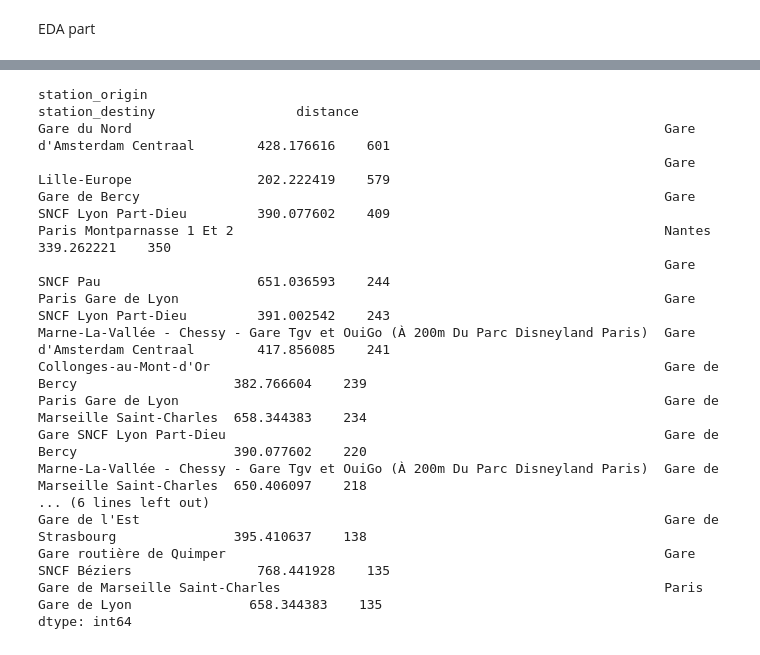
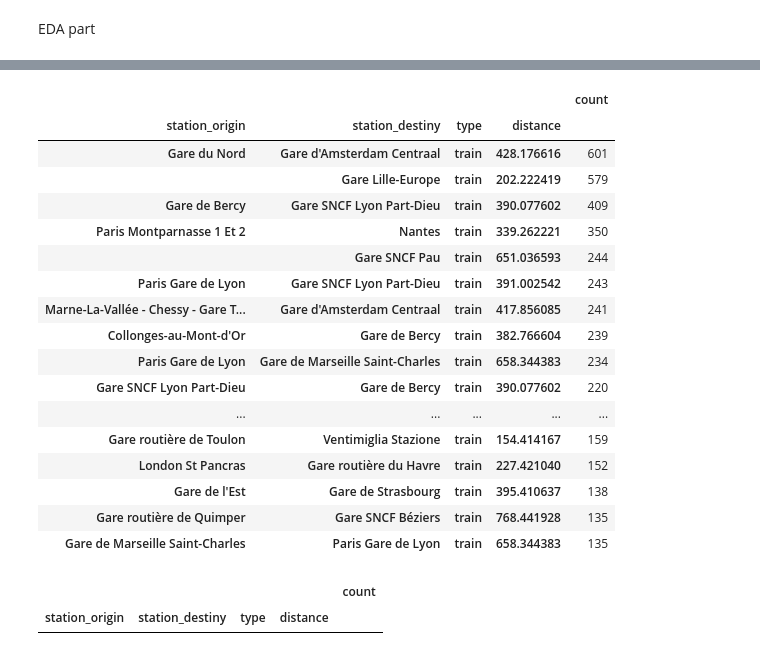
Before and after one commit to Pramod-Kumar808/EDA, a Jupyter notebook: EDA.ipynb, the cells around one changed output, grey strips where cells are left out. Drawn from its saved outputs; the diff is of its cells as text; code cells hidden in the pictures.

```diff
--- a/EDA.ipynb
+++ b/EDA.ipynb
@@ -199,22 +203,32 @@ dtype: int64
 # %%
 temp = df[df["type"] == "train"]
-temp = temp.groupby(['station_origin','station_destiny', "distance"]).size().sort_values(ascending=False)[:20]
-print(temp)
+temp = temp.groupby(['station_origin','station_destiny',"type", "distance"]).size().sort_values(ascending=False)[:20]
+ddf = pd.DataFrame(temp, columns=["count"])
+ddf
 # %% [output]
-station_origin                                                                  station_destiny                  distance
-Gare du Nord                                                                    Gare d'Amsterdam Centraal        428.176616    601
-                                                                                Gare Lille-Europe                202.222419    579
-Gare de Bercy                                                                   Gare SNCF Lyon Part-Dieu         390.077602    409
-Paris Montparnasse 1 Et 2                                                       Nantes                           339.262221    350
-                                                                                Gare SNCF Pau                    651.036593    244
-Paris Gare de Lyon                                                              Gare SNCF Lyon Part-Dieu         391.002542    243
-Marne-La-Vallée - Chessy - Gare Tgv et OuiGo (À 200m Du Parc Disneyland Paris)  Gare d'Amsterdam Centraal        417.856085    241
-Collonges-au-Mont-d'Or                                                          Gare de Bercy                    382.766604    239
-Paris Gare de Lyon                                                              Gare de Marseille Saint-Charles  658.344383    234
-Gare SNCF Lyon Part-Dieu                                                        Gare de Bercy                    390.077602    220
-Marne-La-Vallée - Chessy - Gare Tgv et OuiGo (À 200m Du Parc Disneyland Paris)  Gare de Marseille Saint-Charles  650.406097    218
-... (6 lines left out)
-Gare de l'Est                                                                   Gare de Strasbourg               395.410637    138
-Gare routière de Quimper                                                        Gare SNCF Béziers                768.441928    135
-Gare de Marseille Saint-Charles                                                 Paris Gare de Lyon               658.344383    135
-dtype: int64
+|  |  |  |  | count |
+| station_origin | station_destiny | type | distance |  |
+| Gare du Nord | Gare d'Amsterdam Centraal | train | 428.176616 | 601 |
+|  | Gare Lille-Europe | train | 202.222419 | 579 |
+| Gare de Bercy | Gare SNCF Lyon Part-Dieu | train | 390.077602 | 409 |
+| Paris Montparnasse 1 Et 2 | Nantes | train | 339.262221 | 350 |
+|  | Gare SNCF Pau | train | 651.036593 | 244 |
+| Paris Gare de Lyon | Gare SNCF Lyon Part-Dieu | train | 391.002542 | 243 |
+| Marne-La-Vallée - Chessy - Gare T... | Gare d'Amsterdam Centraal | train | 417.856085 | 241 |
+| Collonges-au-Mont-d'Or | Gare de Bercy | train | 382.766604 | 239 |
+| Paris Gare de Lyon | Gare de Marseille Saint-Charles | train | 658.344383 | 234 |
+| Gare SNCF Lyon Part-Dieu | Gare de Bercy | train | 390.077602 | 220 |
+| ... | ... | ... | ... | ... |
+| Gare routière de Toulon | Ventimiglia Stazione | train | 154.414167 | 159 |
+| London St Pancras | Gare routière du Havre | train | 227.421040 | 152 |
+| Gare de l'Est | Gare de Strasbourg | train | 395.410637 | 138 |
+| Gare routière de Quimper | Gare SNCF Béziers | train | 768.441928 | 135 |
+| Gare de Marseille Saint-Charles | Paris Gare de Lyon | train | 658.344383 | 135 |
+# %%
+temp = df[df["type"] == "carpooling"]
+temp = temp.groupby(['station_origin','station_destiny',"type", "distance"]).size().sort_values(ascending=False)[:20]
+ddf = pd.DataFrame(temp, columns=["count"])
+ddf
+# %% [output]
+|  |  |  |  | count |
+| station_origin | station_destiny | type | distance |  |
```
Also changed, not shown: parts of 7 cells of this notebook, 1 other file.
